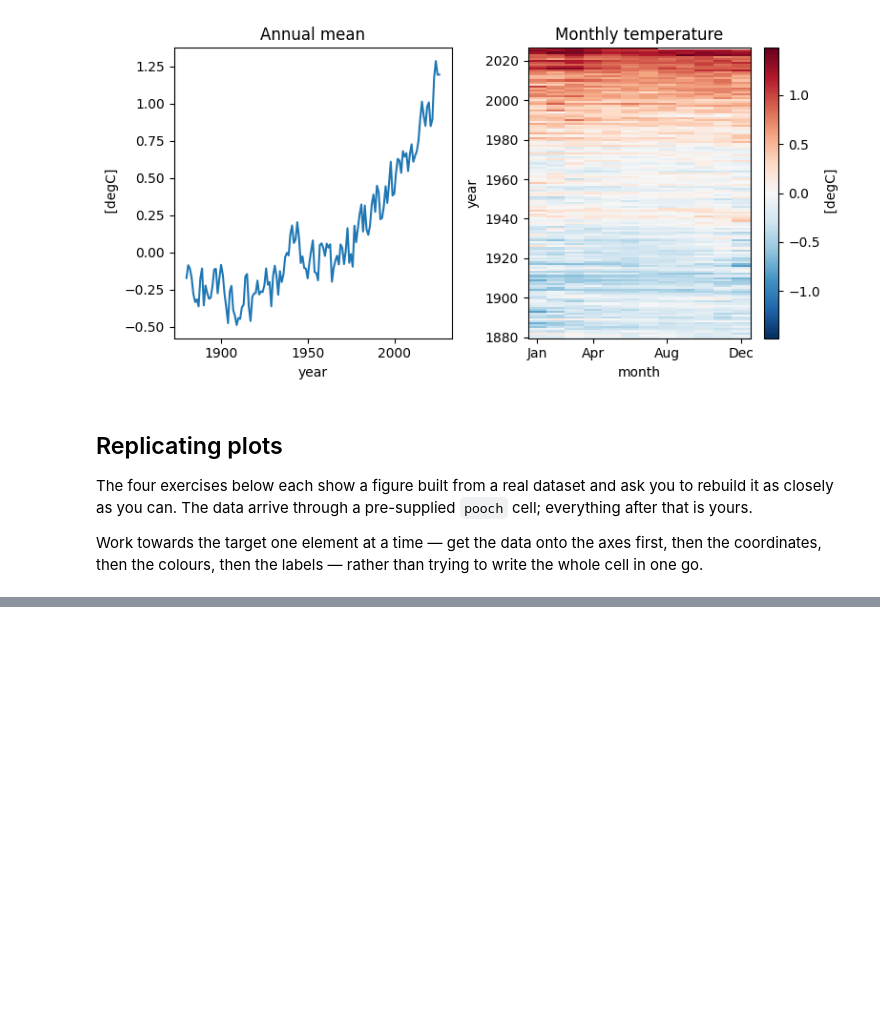
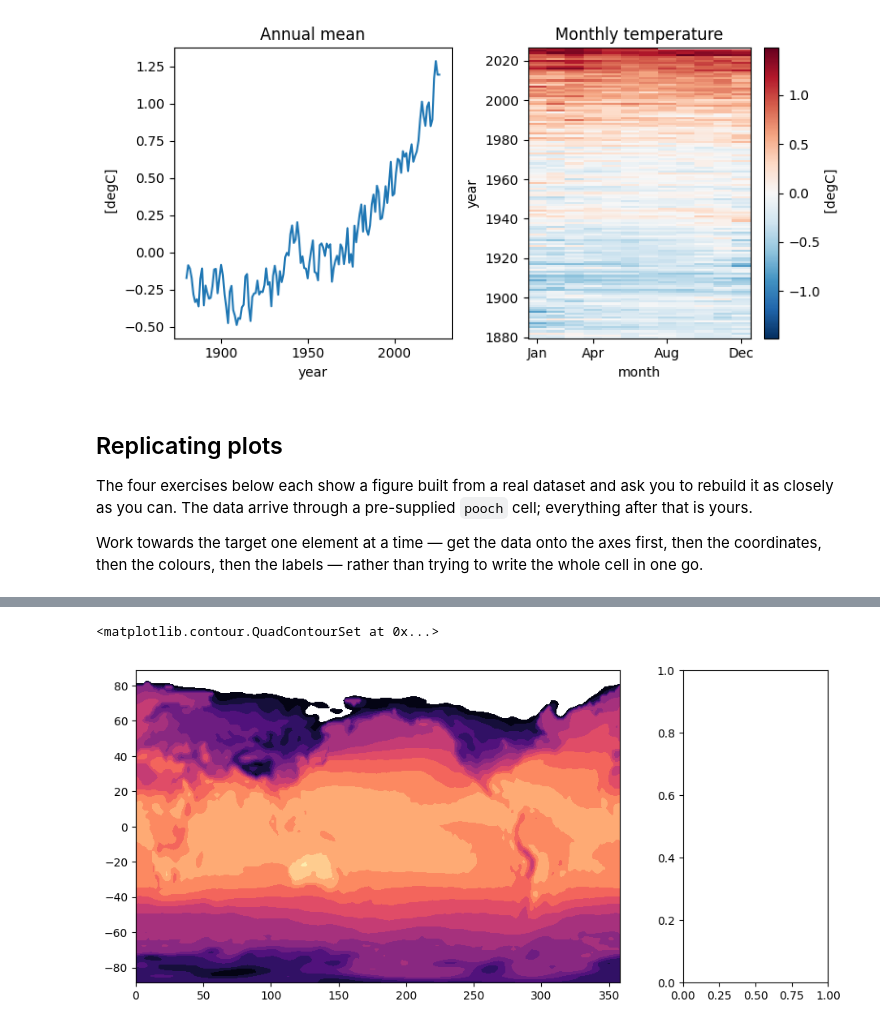
Before and after one commit to NilsChabloz/2026_Intro_Python, a Jupyter notebook: live/part-I/1.4-matplotlib-and-xarray-environmental-exercises.ipynb, the cells around one changed output, grey strips where cells are left out. Cells and saved outputs as stored; diff of their text form; code cells hidden in the pictures; blank space fills up the shorter version.

```diff
--- a/live/part-I/1.4-matplotlib-and-xarray-environmental-exercises.ipynb
+++ b/live/part-I/1.4-matplotlib-and-xarray-environmental-exercises.ipynb
@@ -187,0 +170,16 @@ path_temp = pooch.retrieve(
+# %%
+#N: Load the lon, lat and temp and transform temp to celsius:
+lon = np.load(path_lon)
+lat = np.load(path_lat)
+temp_c = np.load(path_temp) - 273.15
+# print(temp_c)
+
+# -------------------------------------------
+#N: Creating the subplots:
+fig, axes = plt.subplots(1, 2, figsize=(11, 5), gridspec_kw={"width_ratios": [5, 1.5]})
+ax0, ax1 = axes
+
+ax0.contourf(lon, lat, temp_c, cmap='magma', levels=np.linspace(-30, 40, 15))
+# %% [output]
+<matplotlib.contour.QuadContourSet at 0x...>
+[figure, added]
```
Also changed, not shown: parts of 11 cells of this notebook.
